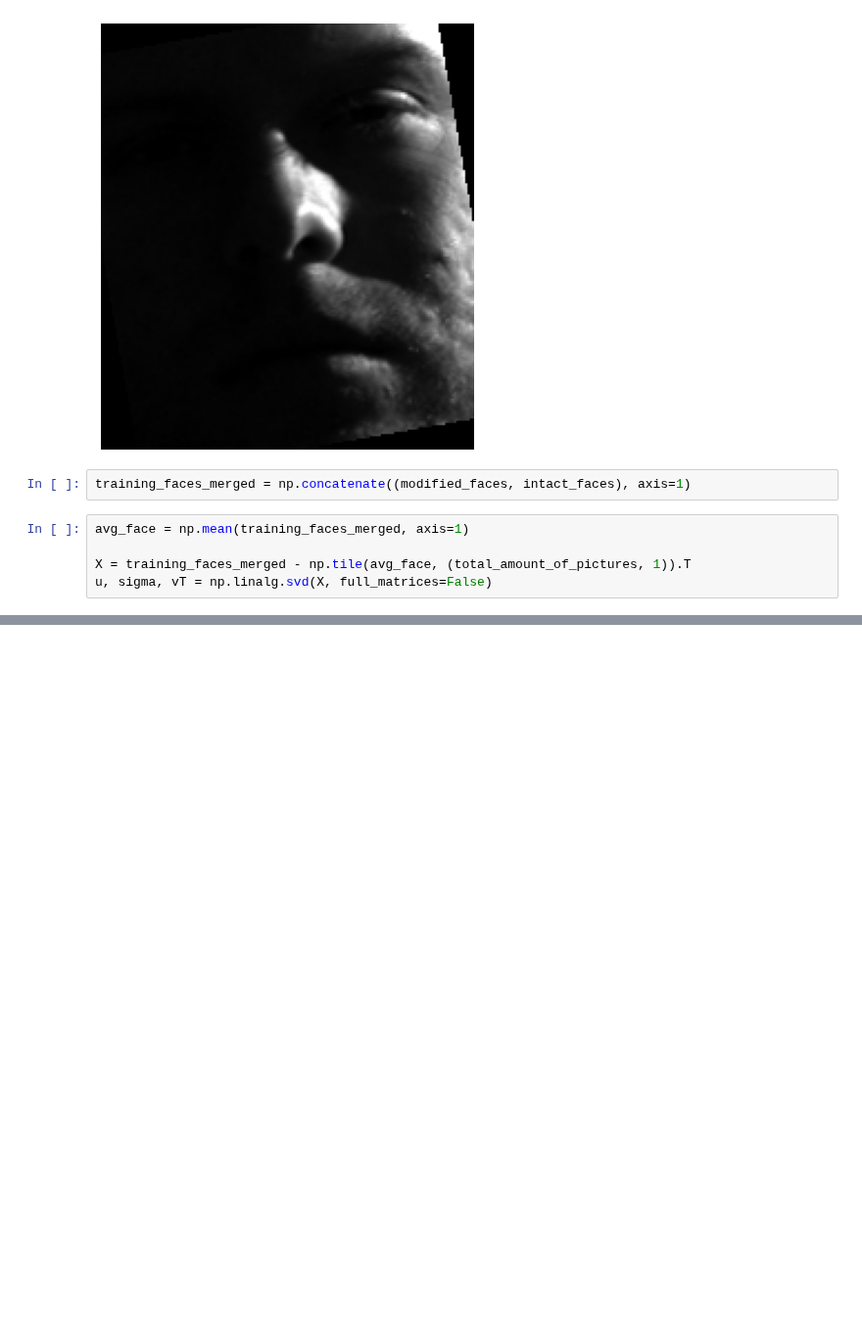
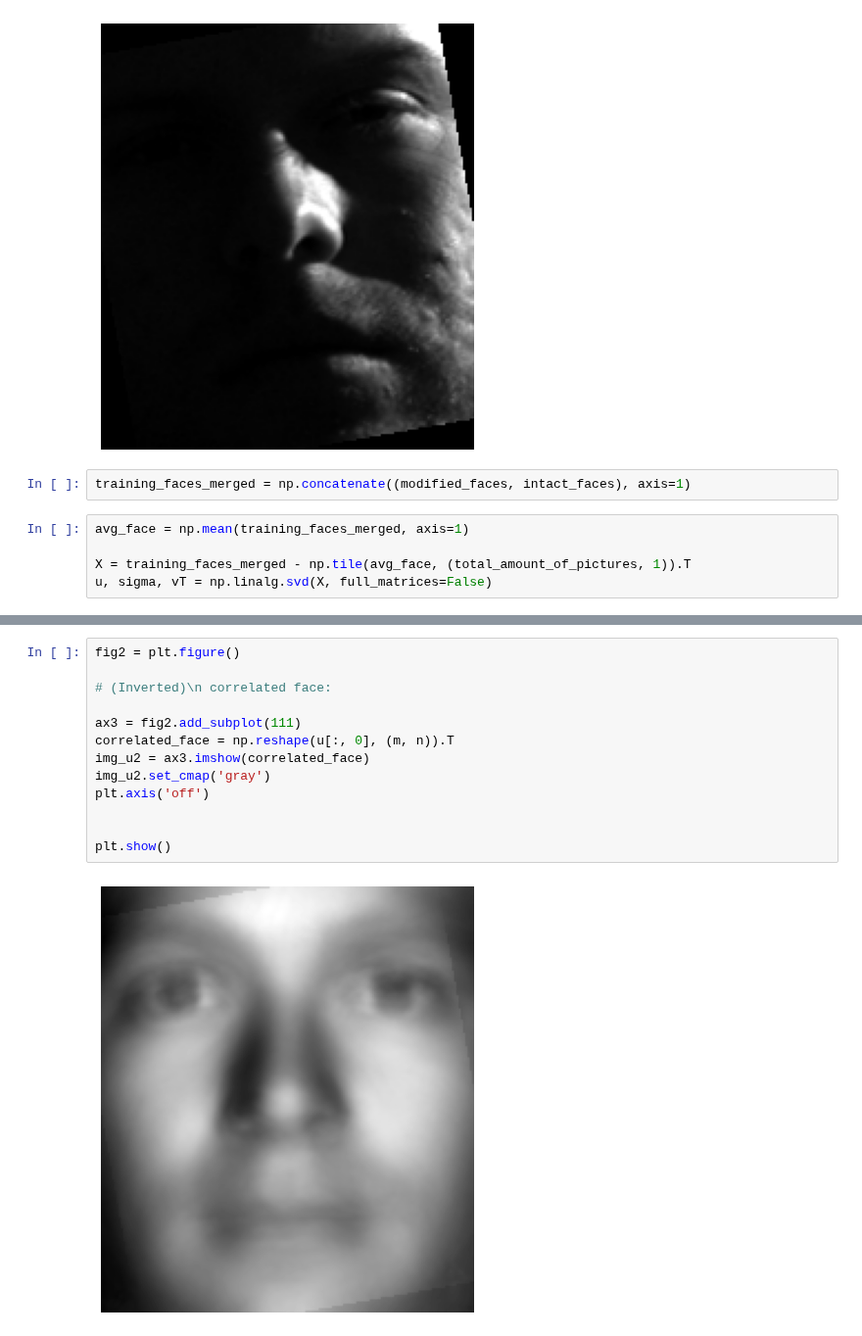
Before and after one commit to cedric-uden/Dimensionality-Reduction, a Jupyter notebook: notebooks/SVD-Meaningful_PCs-Rotation_Pitfall.ipynb, the cells around one changed output, grey strips where cells are left out. Shown at 98% size. Drawn from its saved outputs; the diff is of its cells as text; blank space fills up the shorter version.

```diff
--- a/notebooks/SVD-Meaningful_PCs-Rotation_Pitfall.ipynb
+++ b/notebooks/SVD-Meaningful_PCs-Rotation_Pitfall.ipynb
@@ -115,0 +110,15 @@ plt.show()
+# %%
+fig2 = plt.figure()
+
+# (Inverted)\n correlated face:
+
+ax3 = fig2.add_subplot(111)
+correlated_face = np.reshape(u[:, 0], (m, n)).T
+img_u2 = ax3.imshow(correlated_face)
+img_u2.set_cmap('gray')
+plt.axis('off')
+
+
+plt.show()
+# %% [output]
+[figure, added]
```
Also changed, not shown: parts of 1 cell of this notebook, 2 other files.
